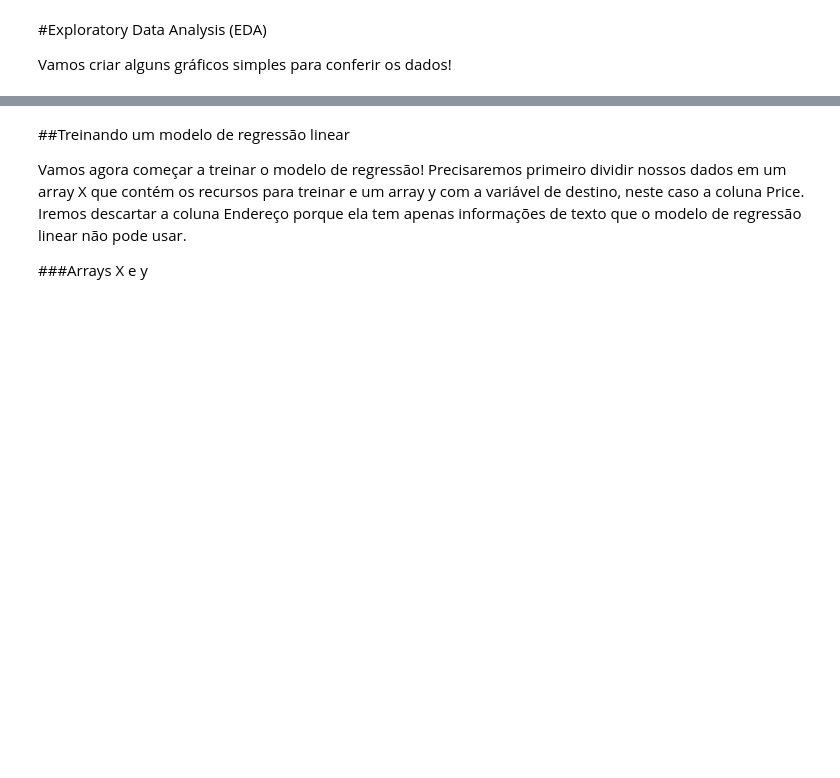
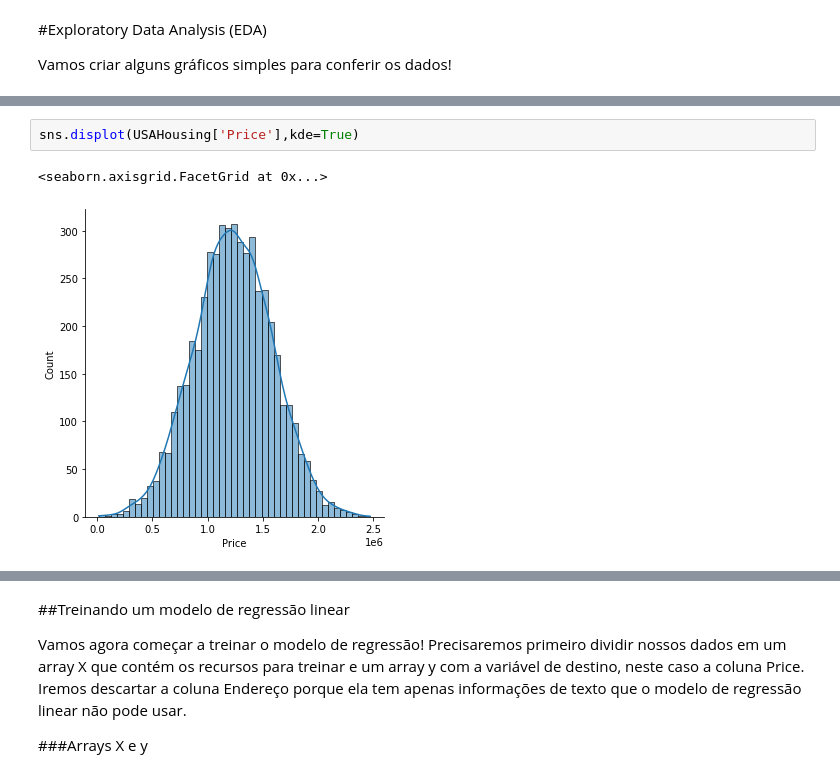
Before and after one commit to marcelodepaoli/11_Regressao_Linear, a Jupyter notebook: 01_Regressão_Linear_com_Python.ipynb, the cells around one changed output, grey strips where cells are left out. Saved outputs shown, nothing was run; the diff lists cells and outputs as text; blank space fills up the shorter version.

```diff
--- a/01_Regressão_Linear_com_Python.ipynb
+++ b/01_Regressão_Linear_com_Python.ipynb
@@ -42,0 +107,5 @@ Vamos criar alguns gráficos simples para conferir os dados!
+# %%
+sns.displot(USAHousing['Price'],kde=True)
+# %% [output]
+<seaborn.axisgrid.FacetGrid at 0x...>
+[figure, added]
```
Also changed, not shown: parts of 18 cells of this notebook.
